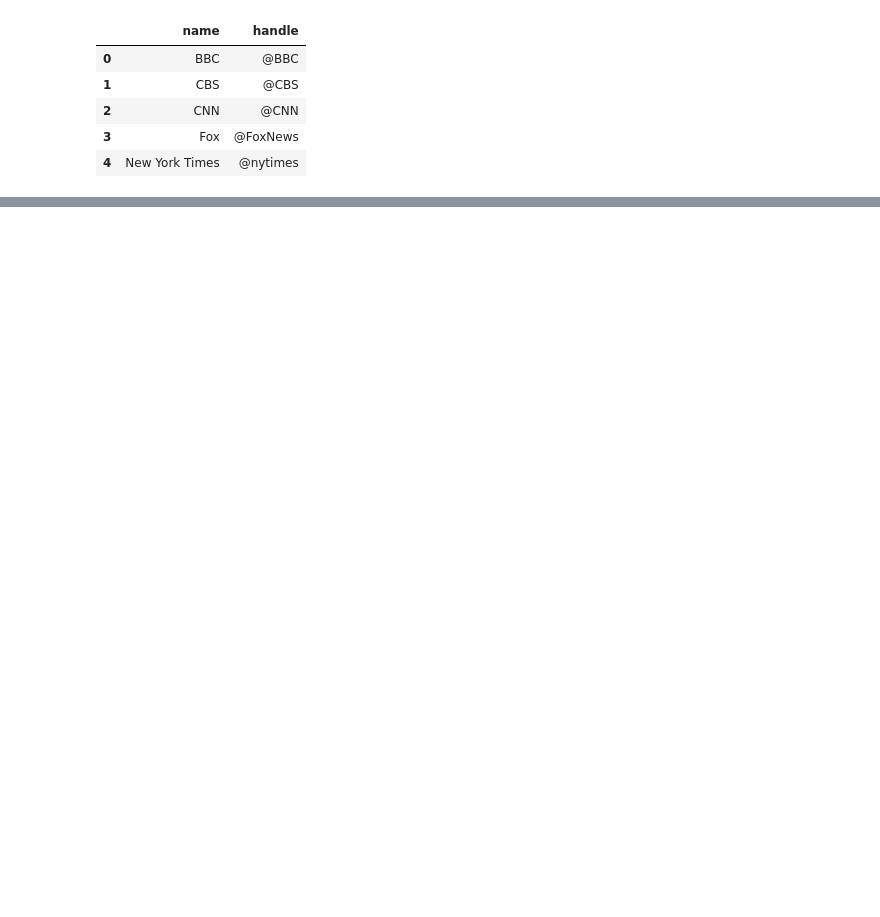
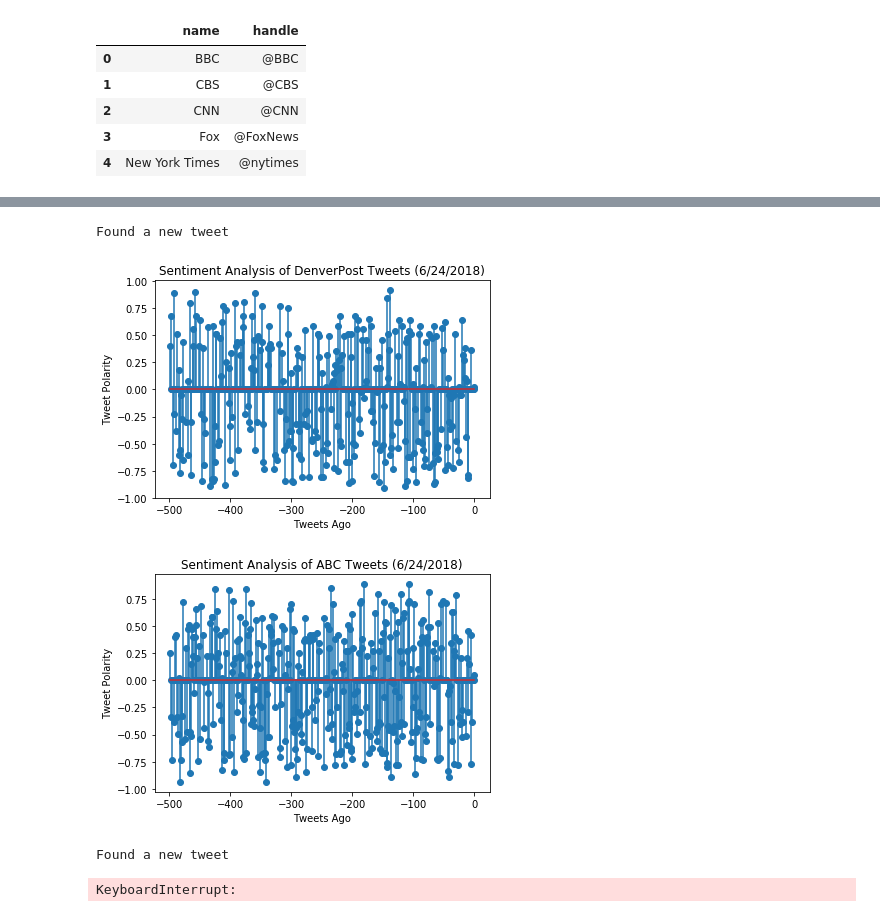
Before and after one commit to Jmosesee/Twitter-Sentiments, a Jupyter notebook: Twitter_Sentiments.ipynb, the cells around one changed output, grey strips where cells are left out. Drawn from its saved outputs; the diff is of its cells as text; code cells hidden in the pictures; blank space fills up the shorter version.

```diff
--- a/Twitter_Sentiments.ipynb
+++ b/Twitter_Sentiments.ipynb
@@ -137,0 +145,38 @@ tweets_df.to_csv('Twitter_Sentiments.csv', index = False)
+# %%
+nbr_tweets = 500
+# %%
+# Scan my account for mentions
+max_tweet_id = None
+target = '@Bot6Plot'
+analyzed = []
+
+while True:
+    target_tweets = []
+
+    for status in tweepy.Cursor(api.search,
+        target, result_type="recent", since_id=max_tweet_id).items(10):
+        target_tweets.append((status.text, status.id, status.user.screen_name, status.created_at))
+
+    if target_tweets:
+        temp_max_tweet_id = target_tweets[0][1]
+        if temp_max_tweet_id != max_tweet_id:
+            print('Found a new tweet')
+            for tweet in target_tweets:
+                BotPlotCommand = tweet[0].split()
+                if (BotPlotCommand[0] == target) and (BotPlotCommand[1] == 'Analyze:'):
+                    name = BotPlotCommand[2].replace('@','')
+                    if not name in analyzed:
+                        tweets_df = get_df_for_user_tweets(name)
+                        plot_sentiments(name, [x['compound'] for x in tweets_df['sentiment']], nbr_tweets)
+                        api.update_with_media(name + '.png', f"New Tweet Analysis: @{name}  (Thx @{tweet[2]}!!)")
+                        analyzed.append(name)
+            max_tweet_id = temp_max_tweet_id
+
+    for i in range(60):
+        time.sleep (5)
+# %% [output]
+Found a new tweet
+[figure, added]
+[figure, added]
+Found a new tweet
+KeyboardInterrupt:
```
Also changed, not shown: parts of 12 cells of this notebook.
